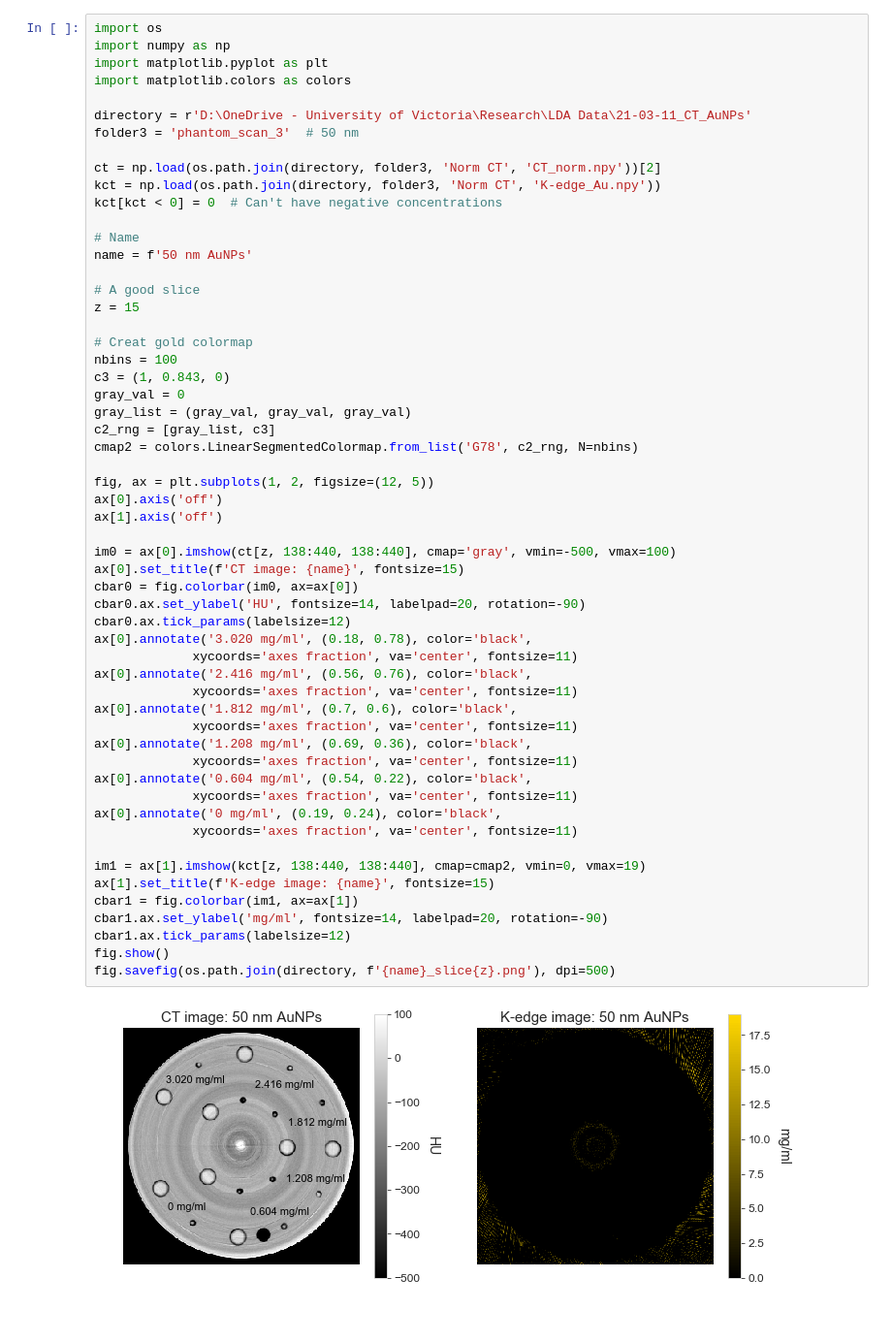
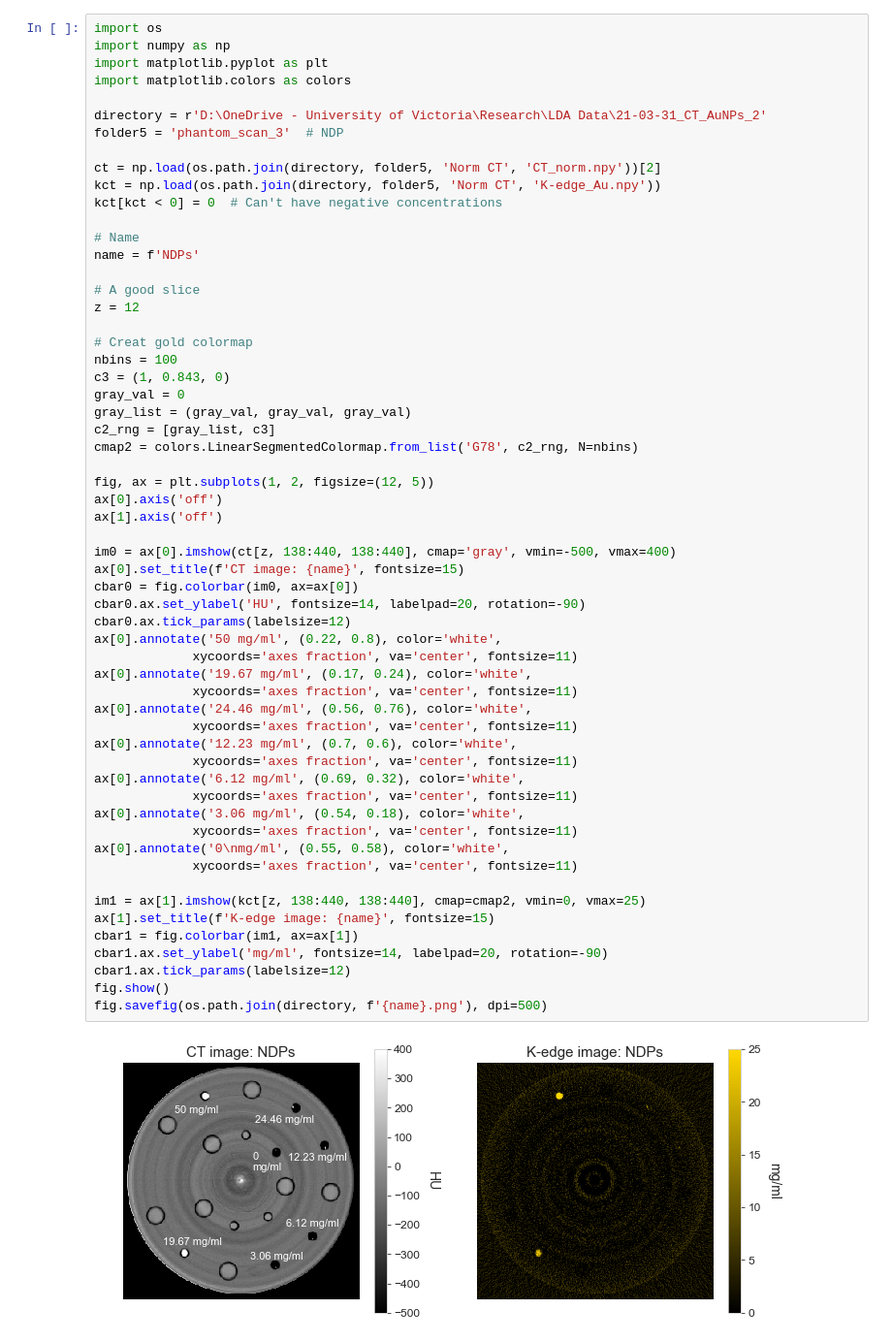
Before and after one commit to drichts/Reconstruction, a Jupyter notebook: Collaborations/Toronto/toronto_plots_2.ipynb, the cells around one changed output. Shown at 97% size. Saved outputs shown, nothing was run; the diff lists cells and outputs as text.

```diff
--- a/Collaborations/Toronto/toronto_plots_2.ipynb
+++ b/Collaborations/Toronto/toronto_plots_2.ipynb
@@ -444,58 +583,60 @@ import numpy as np
 import matplotlib.pyplot as plt
 import matplotlib.colors as colors
 
-directory = r'D:\OneDrive - University of Victoria\Research\LDA Data\21-03-11_CT_AuNPs'
-folder3 = 'phantom_scan_3'  # 50 nm
+directory = r'D:\OneDrive - University of Victoria\Research\LDA Data\21-03-31_CT_AuNPs_2'
+folder5 = 'phantom_scan_3'  # NDP
 
-ct = np.load(os.path.join(directory, folder3, 'Norm CT', 'CT_norm.npy'))[2]
-kct = np.load(os.path.join(directory, folder3, 'Norm CT', 'K-edge_Au.npy'))
+ct = np.load(os.path.join(directory, folder5, 'Norm CT', 'CT_norm.npy'))[2]
+kct = np.load(os.path.join(directory, folder5, 'Norm CT', 'K-edge_Au.npy'))
 kct[kct < 0] = 0  # Can't have negative concentrations
 
 # Name
-name = f'50 nm AuNPs'
+name = f'NDPs'
 
 # A good slice
-z = 15
+z = 12
 
 # Creat gold colormap
 nbins = 100
 c3 = (1, 0.843, 0)
 gray_val = 0
 gray_list = (gray_val, gray_val, gray_val)
 c2_rng = [gray_list, c3]
 cmap2 = colors.LinearSegmentedColormap.from_list('G78', c2_rng, N=nbins)
 
 fig, ax = plt.subplots(1, 2, figsize=(12, 5))
 ax[0].axis('off')
 ax[1].axis('off')
 
-im0 = ax[0].imshow(ct[z, 138:440, 138:440], cmap='gray', vmin=-500, vmax=100)
+im0 = ax[0].imshow(ct[z, 138:440, 138:440], cmap='gray', vmin=-500, vmax=400)
 ax[0].set_title(f'CT image: {name}', fontsize=15)
 cbar0 = fig.colorbar(im0, ax=ax[0])
 cbar0.ax.set_ylabel('HU', fontsize=14, labelpad=20, rotation=-90)
 cbar0.ax.tick_params(labelsize=12)
-ax[0].annotate('3.020 mg/ml', (0.18, 0.78), color='black',
+ax[0].annotate('50 mg/ml', (0.22, 0.8), color='white',
              xycoords='axes fraction', va='center', fontsize=11)
-ax[0].annotate('2.416 mg/ml', (0.56, 0.76), color='black',
+ax[0].annotate('19.67 mg/ml', (0.17, 0.24), color='white',
              xycoords='axes fraction', va='center', fontsize=11)
-ax[0].annotate('1.812 mg/ml', (0.7, 0.6), color='black',
+ax[0].annotate('24.46 mg/ml', (0.56, 0.76), color='white',
              xycoords='axes fraction', va='center', fontsize=11)
-ax[0].annotate('1.208 mg/ml', (0.69, 0.36), color='black',
+ax[0].annotate('12.23 mg/ml', (0.7, 0.6), color='white',
              xycoords='axes fraction', va='center', fontsize=11)
-ax[0].annotate('0.604 mg/ml', (0.54, 0.22), color='black',
+ax[0].annotate('6.12 mg/ml', (0.69, 0.32), color='white',
              xycoords='axes fraction', va='center', fontsize=11)
-ax[0].annotate('0 mg/ml', (0.19, 0.24), color='black',
+ax[0].annotate('3.06 mg/ml', (0.54, 0.18), color='white',
+             xycoords='axes fraction', va='center', fontsize=11)
+ax[0].annotate('0\nmg/ml', (0.55, 0.58), color='white',
              xycoords='axes fraction', va='center', fontsize=11)
 
-im1 = ax[1].imshow(kct[z, 138:440, 138:440], cmap=cmap2, vmin=0, vmax=19)
+im1 = ax[1].imshow(kct[z, 138:440, 138:440], cmap=cmap2, vmin=0, vmax=25)
 ax[1].set_title(f'K-edge image: {name}', fontsize=15)
 cbar1 = fig.colorbar(im1, ax=ax[1])
 cbar1.ax.set_ylabel('mg/ml', fontsize=14, labelpad=20, rotation=-90)
 cbar1.ax.tick_params(labelsize=12)
 fig.show()
-fig.savefig(os.path.join(directory, f'{name}_slice{z}.png'), dpi=500)
+fig.savefig(os.path.join(directory, f'{name}.png'), dpi=500)
 # %% [output]
-[figure, old version]
+[figure, new version]
 # %%
 import os
 import numpy as np
```
Also changed, not shown: parts of 10 cells of this notebook, 7 other files.
